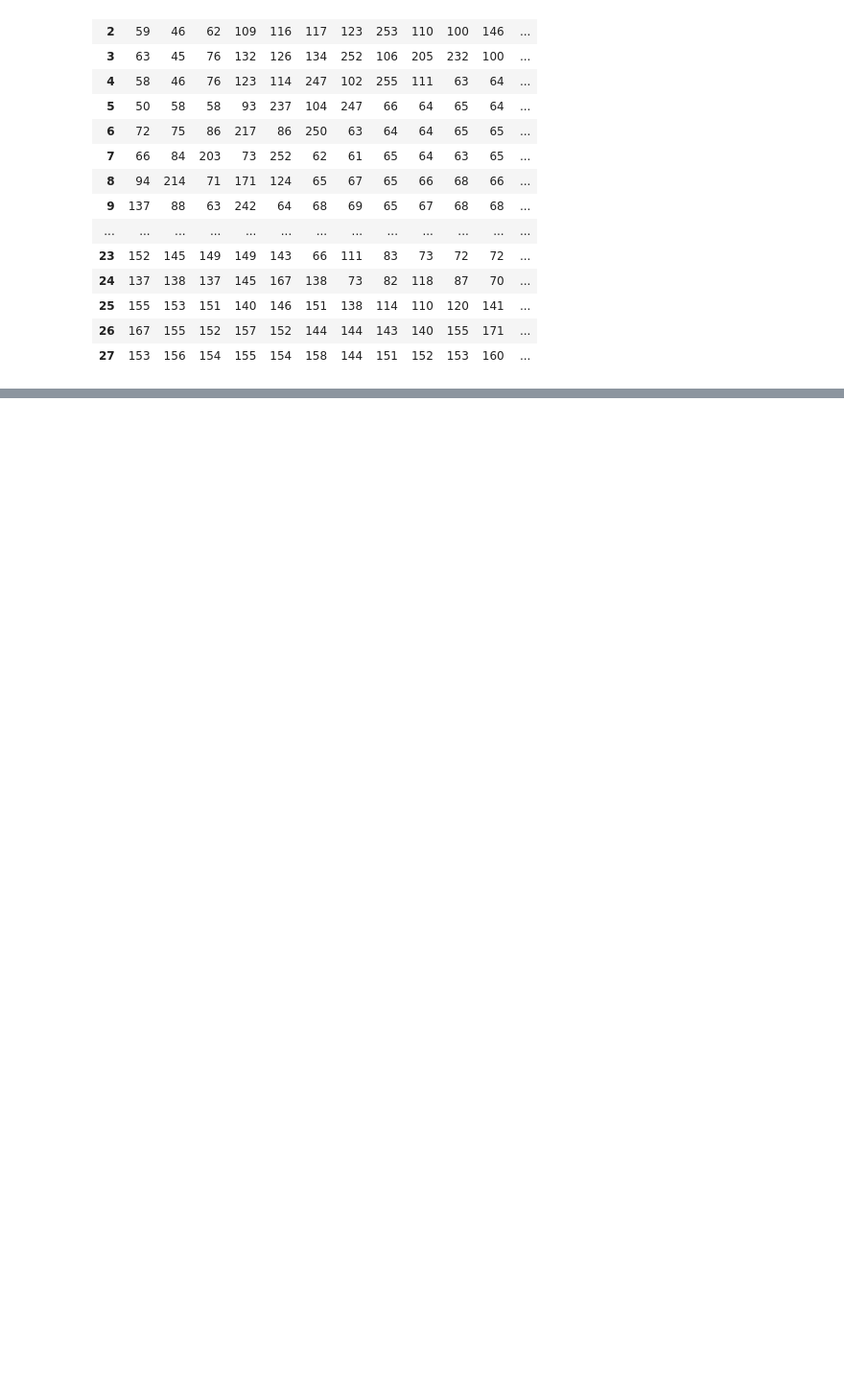
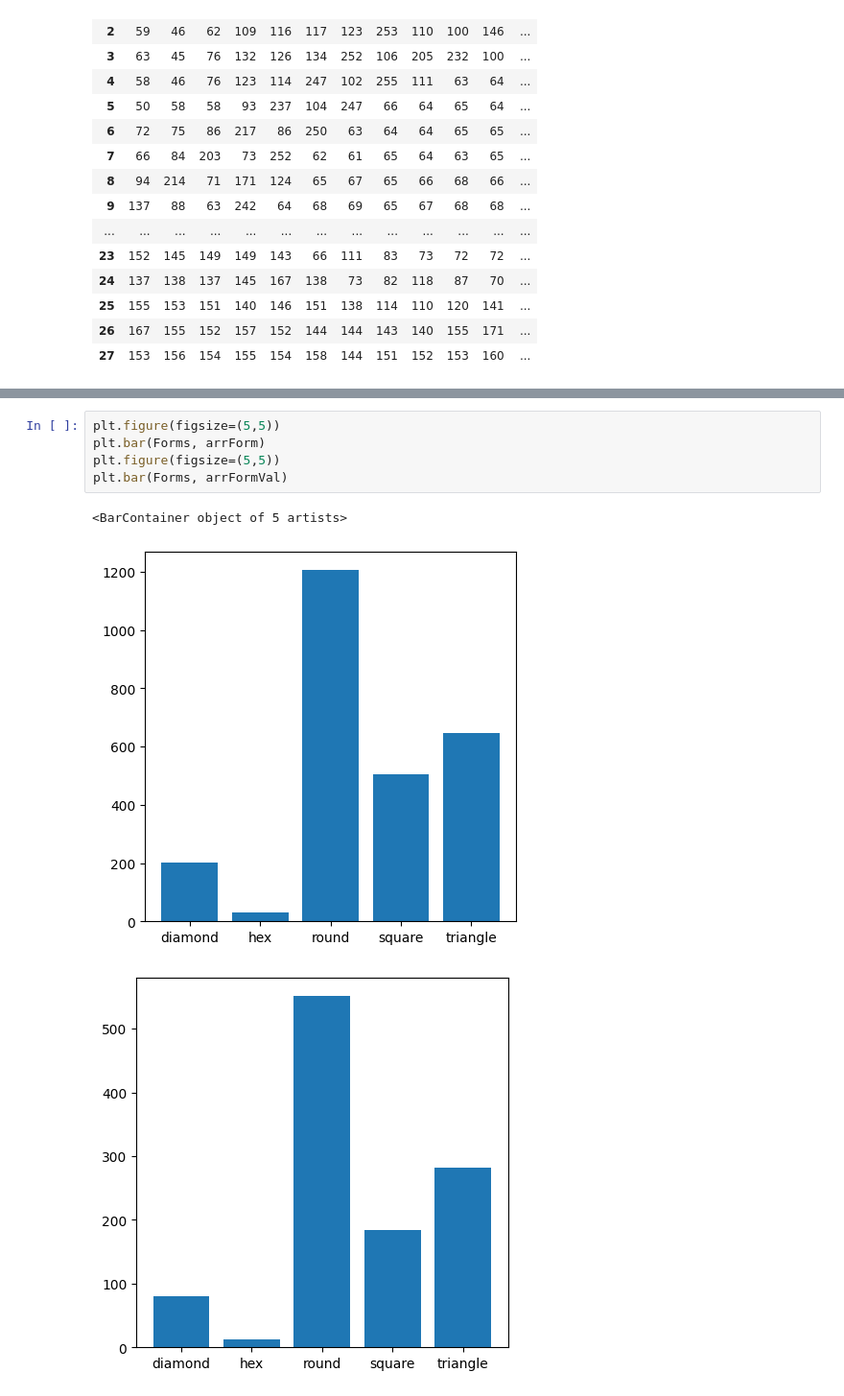
Before and after one commit to joergensiv/s4032472_s4028741_COSC2793Assignment2, a Jupyter notebook: dataframe.ipynb, the cells around one changed output, grey strips where cells are left out. Shown at 96% size. Cells and saved outputs as stored; diff of their text form; blank space fills up the shorter version.

```diff
--- a/dataframe.ipynb
+++ b/dataframe.ipynb
@@ -96,0 +190,9 @@ train.describe()
+# %%
+plt.figure(figsize=(5,5))
+plt.bar(Forms, arrForm)
+plt.figure(figsize=(5,5))
+plt.bar(Forms, arrFormVal)
+# %% [output]
+<BarContainer object of 5 artists>
+[figure, added]
+[figure, added]
```
Also changed, not shown: parts of 4 cells of this notebook.
